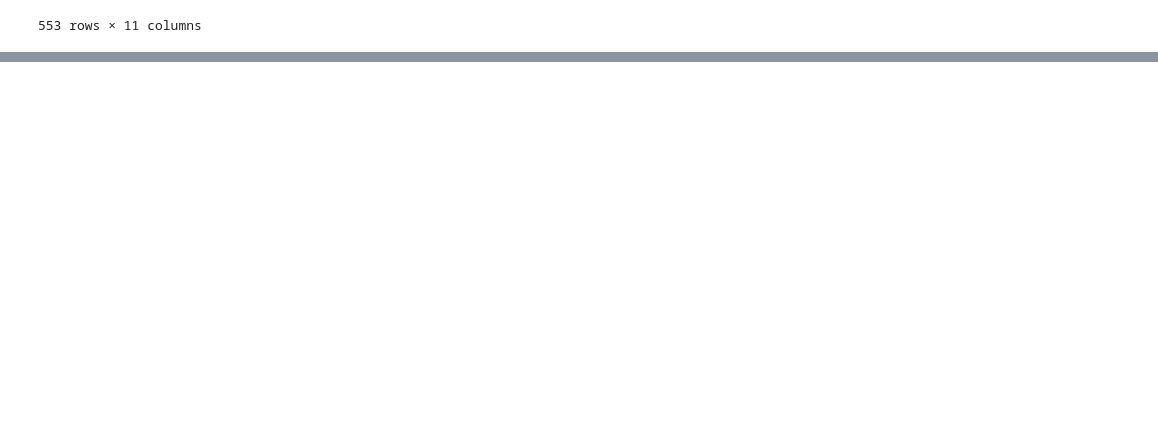
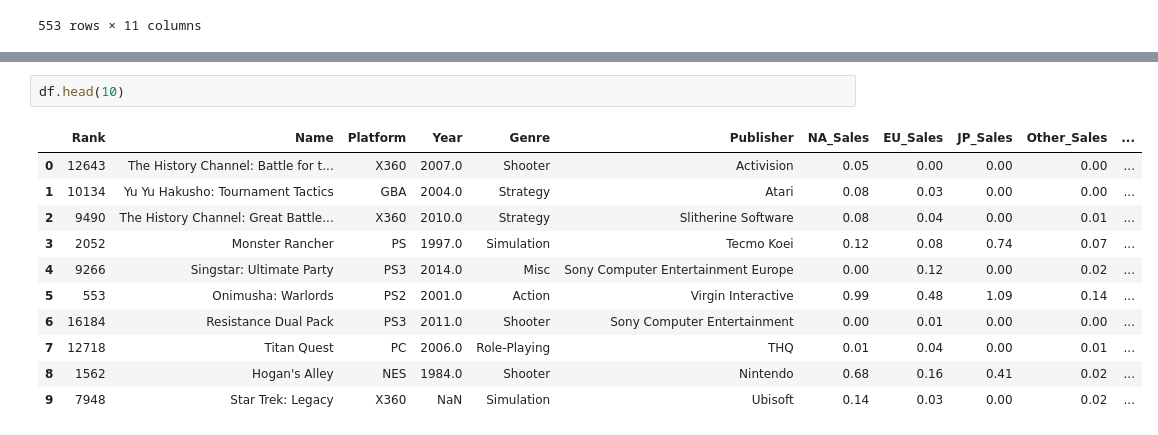
Before and after one commit to denkattt/Python, a Jupyter notebook: Scripts/pr4/test.ipynb, the cells around one changed output, grey strips where cells are left out. Cells and saved outputs as stored; diff of their text form; blank space fills up the shorter version.

```diff
--- a/Scripts/pr4/test.ipynb
+++ b/Scripts/pr4/test.ipynb
@@ -22,0 +25,14 @@ df.shape
+# %%
+df.head(10)
+# %% [output]
+|  | Rank | Name | Platform | Year | Genre | Publisher | NA_Sales | EU_Sales | JP_Sales | Other_Sales | ... |
+| 0 | 12643 | The History Channel: Battle for t... | X360 | 2007.0 | Shooter | Activision | 0.05 | 0.00 | 0.00 | 0.00 | ... |
+| 1 | 10134 | Yu Yu Hakusho: Tournament Tactics | GBA | 2004.0 | Strategy | Atari | 0.08 | 0.03 | 0.00 | 0.00 | ... |
+| 2 | 9490 | The History Channel: Great Battle... | X360 | 2010.0 | Strategy | Slitherine Software | 0.08 | 0.04 | 0.00 | 0.01 | ... |
+| 3 | 2052 | Monster Rancher | PS | 1997.0 | Simulation | Tecmo Koei | 0.12 | 0.08 | 0.74 | 0.07 | ... |
+| 4 | 9266 | Singstar: Ultimate Party | PS3 | 2014.0 | Misc | Sony Computer Entertainment Europe | 0.00 | 0.12 | 0.00 | 0.02 | ... |
+| 5 | 553 | Onimusha: Warlords | PS2 | 2001.0 | Action | Virgin Interactive | 0.99 | 0.48 | 1.09 | 0.14 | ... |
+| 6 | 16184 | Resistance Dual Pack | PS3 | 2011.0 | Shooter | Sony Computer Entertainment | 0.00 | 0.01 | 0.00 | 0.00 | ... |
+| 7 | 12718 | Titan Quest | PC | 2006.0 | Role-Playing | THQ | 0.01 | 0.04 | 0.00 | 0.01 | ... |
+| 8 | 1562 | Hogan's Alley | NES | 1984.0 | Shooter | Nintendo | 0.68 | 0.16 | 0.41 | 0.02 | ... |
+| 9 | 7948 | Star Trek: Legacy | X360 | NaN | Simulation | Ubisoft | 0.14 | 0.03 | 0.00 | 0.02 | ... |
```
Also changed, not shown: parts of 14 cells of this notebook.
